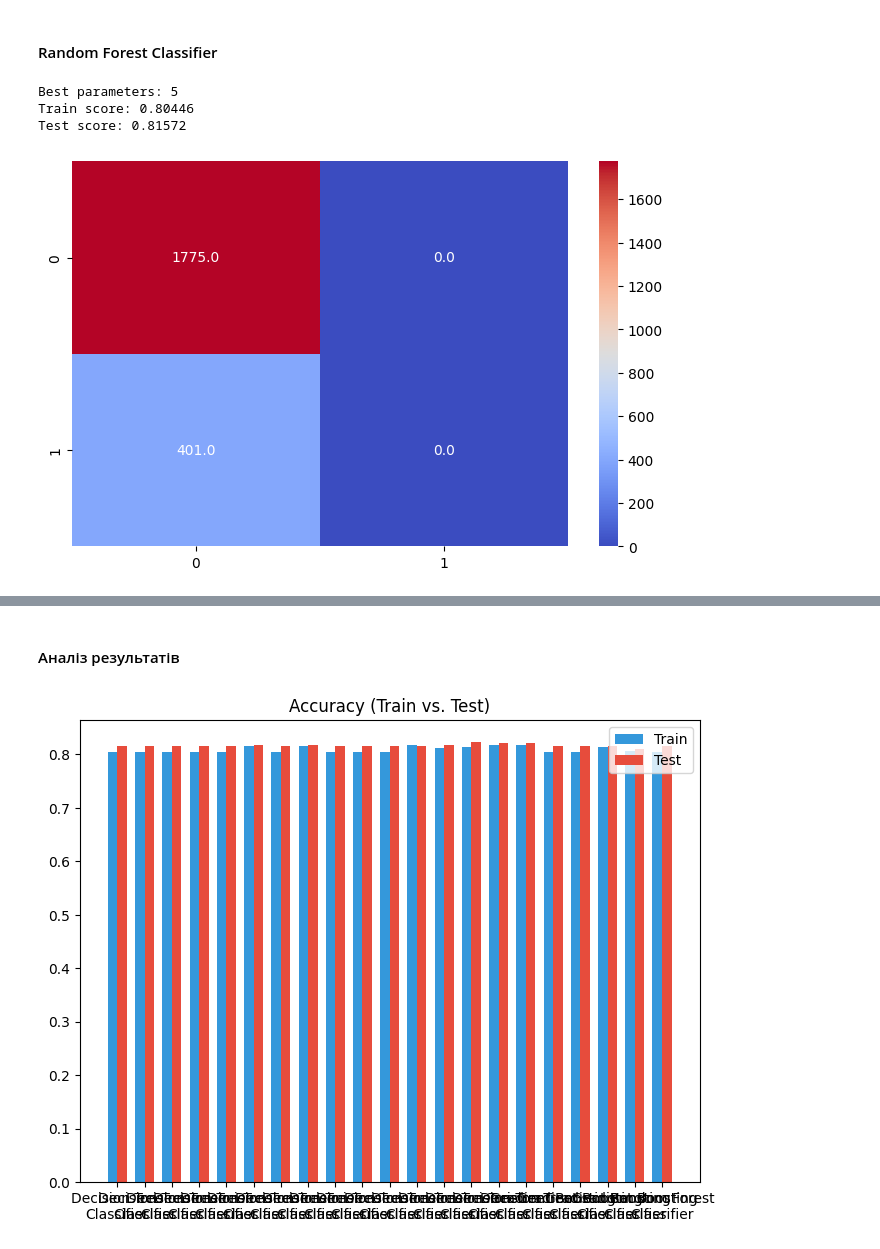
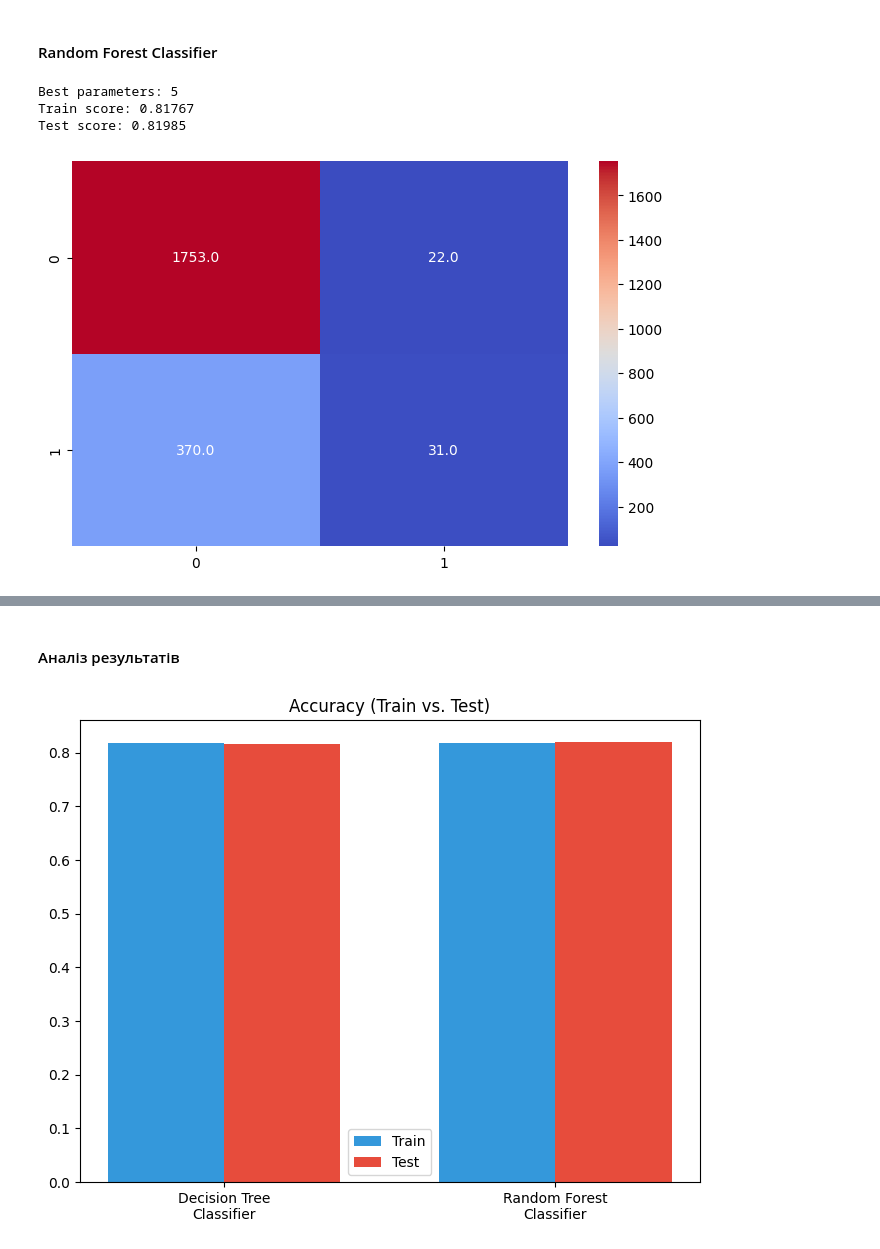
Before and after one commit to NgeNXQ/PIIS, a Jupyter notebook: 4/labwork4.ipynb, the cells around one changed output, grey strips where cells are left out. Drawn from its saved outputs; the diff is of its cells as text; code cells hidden in the pictures.

```diff
--- a/4/labwork4.ipynb
+++ b/4/labwork4.ipynb
@@ -226,24 +252,0 @@ Test score: 0.82215
-# %%
-parameters = {
-    "max_depth": list(range(1, 10)),
-    "n_estimators": list(range(1, 2)),
-    "learning_rate": list(range(1, 2)),
-    "max_leaf_nodes": list(range(2, 10)),
-    "min_samples_leaf": list(range(1, 2)),
-    "min_samples_split": list(range(2, 3)),
-}
-
-grid_serch_results = GridSearchCV(GradientBoostingClassifier(), parameters).fit(x_train, y_train)
-print("Best parameters:", grid_search_results.best_params_)
-
-gradient_boosting_classifier = grid_serch_results.best_estimator_.fit(x_train, y_train)
-
-train_score = round(gradient_boosting_classifier.score(x_train, y_train), 5)
-test_score = round(gradient_boosting_classifier.score(x_test, y_test), 5)
-results.append({"Model": "Gradient Boosting\nClassifier", "Accuracy": train_score, "Type": "Train"})
-results.append({"Model": "Gradient Boosting\nClassifier", "Accuracy": test_score, "Type": "Test"})
-print(f"Train score: {train_score}")
-print(f"Test score: {test_score}")
-
-build_confusion_matrix(gradient_boosting_classifier, x_test, y_test)
-build_tree_visualization(gradient_boosting_classifier.estimators_[0][0], x.columns.to_list(), ["Defect", "No Defect"])
@@ -258,30 +255,29 @@ Test score: 0.8102
 # %%
 parameters = {
     "max_depth": list(range(1, 5)),
-    "n_estimators": list(range(1, 2)),
-    "max_leaf_nodes": list(range(2, 3)),
-    "min_samples_leaf": list(range(1, 2)),
-    "min_samples_split": list(range(2, 3)),
+    #"n_estimators": list(range(1, 2)),
+    #"max_leaf_nodes": list(range(2, 3)),
 }
+
 grid_serch_results = GridSearchCV(RandomForestClassifier(n_jobs = -1), parameters).fit(x_train, y_train)
 print("Best parameters:", grid_search_results.best_params_["max_depth"])
 
 random_forest_classifier = grid_serch_results.best_estimator_.fit(x_train, y_train)
 
 train_score = round(random_forest_classifier.score(x_train, y_train), 5)
 test_score = round(random_forest_classifier.score(x_test, y_test), 5)
 results.append({"Model": "Random Forest\nClassifier", "Accuracy": train_score, "Type": "Train"})
 results.append({"Model": "Random Forest\nClassifier", "Accuracy": test_score, "Type": "Test"})
 print(f"Train score: {train_score}")
 print(f"Test score: {test_score}")
 
 build_confusion_matrix(random_forest_classifier, x_test, y_test)
 build_tree_visualization(random_forest_classifier.estimators_[0], x.columns.to_list(), ["Defect", "No Defect"])
 # %% [output]
 Best parameters: 5
-Train score: 0.80446
-Test score: 0.81572
+Train score: 0.81767
+Test score: 0.81985
-[figure, old version]
+[figure, new version]
 [drawing not drawn]
 # %% [markdown]
 #### Аналіз результатів
@@ -301,4 +297,4 @@ plt.xticks(indices + BAR_WIDTH / 2, model_names)
 plt.legend()
 plt.show()
 # %% [output]
-[figure, old version]
+[figure, new version]
```
Also changed, not shown: parts of 6 cells of this notebook.
